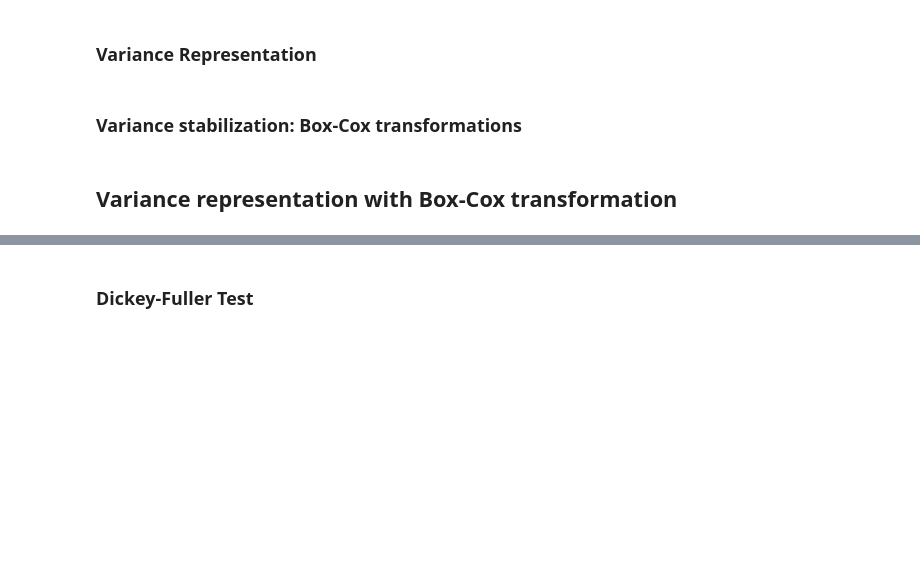
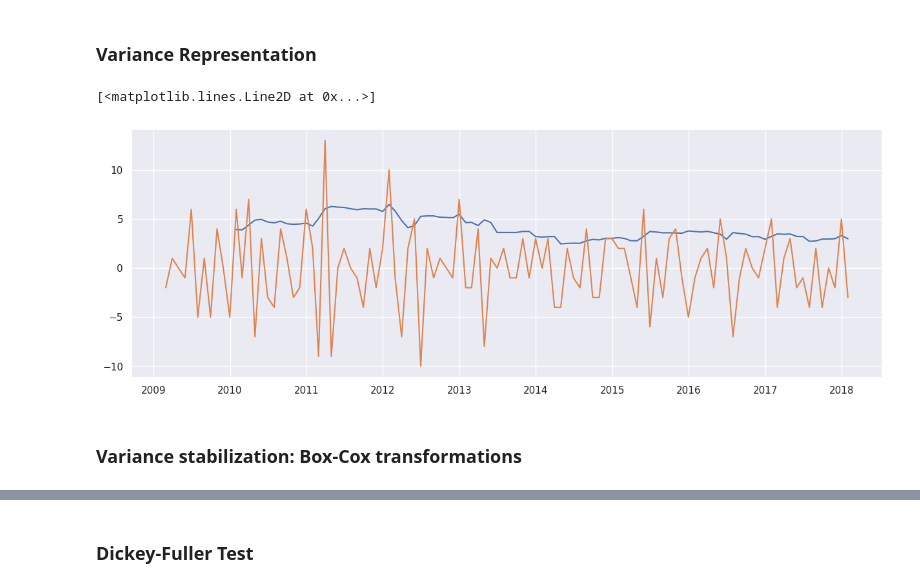
Before and after one commit to pacotoh/ArimaMarsa, a Jupyter notebook: MARSA.ipynb, the cells around one changed output, grey strips where cells are left out. Saved outputs shown, nothing was run; the diff lists cells and outputs as text; code cells hidden in the pictures; blank space fills up the shorter version.

Commit message:
Time Series representation update

```diff
--- a/MARSA.ipynb
+++ b/MARSA.ipynb
@@ -219,2 +179,12 @@ py.iplot(fig, filename = "VarianceDif")
+# %%
+rolstd_dif = df_marsa_dif.rolling(window=12).std()
+rolstd_dif.set_index(df_marsa_dif.index, inplace=True)
+
+plt.figure(figsize=(15,5))
+plt.plot(rolstd_dif)
+plt.plot(df_marsa_dif)
+# %% [output]
+[<matplotlib.lines.Line2D at 0x...>]
+[figure, added]
 # %% [markdown]
 ### Variance stabilization:  Box-Cox transformations
@@ -231,2 +190,0 @@ t_prim[1]
-# %% [markdown]
-## Variance representation with Box-Cox transformation
```
Also changed, not shown: parts of 31 cells of this notebook.
